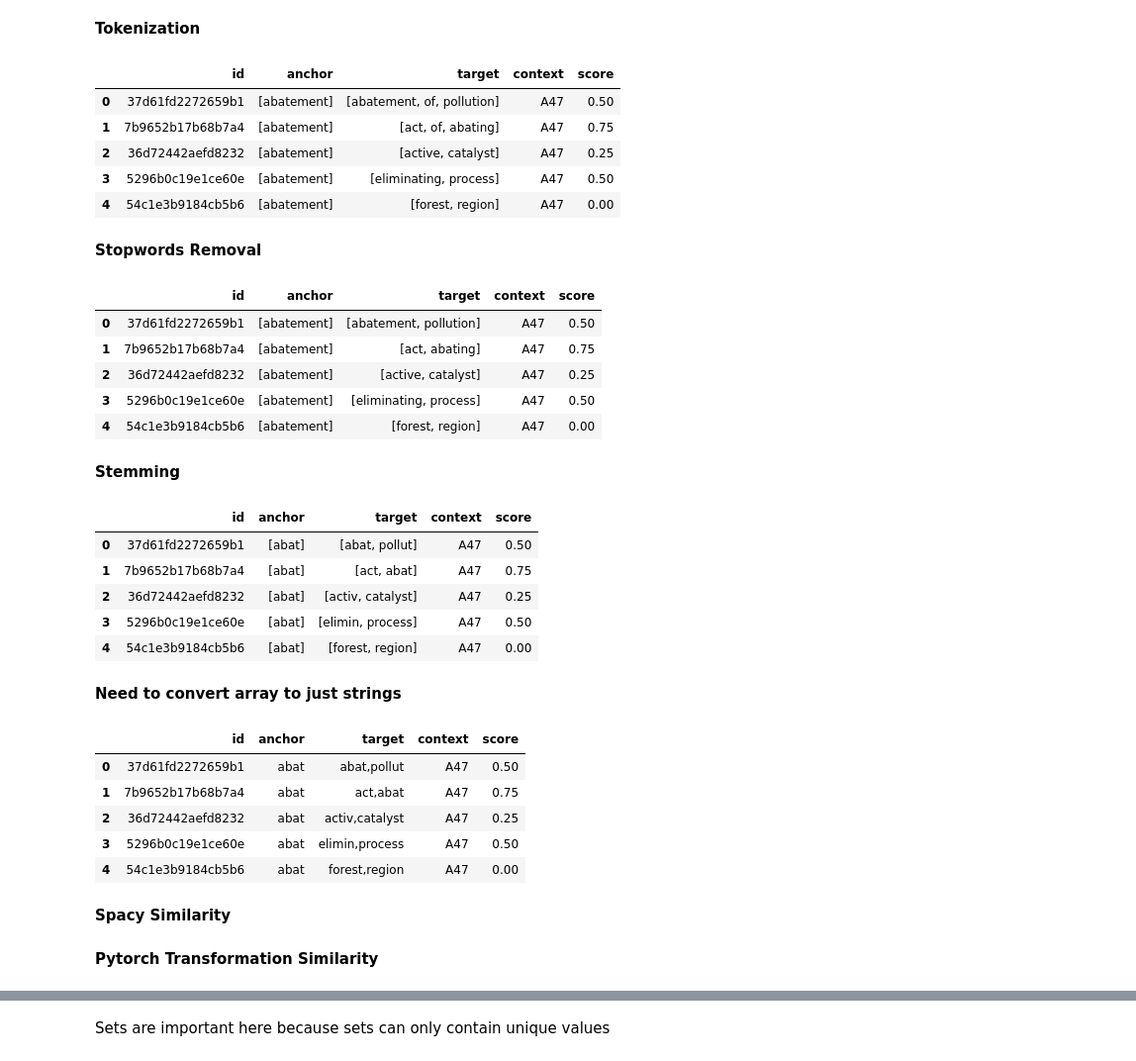
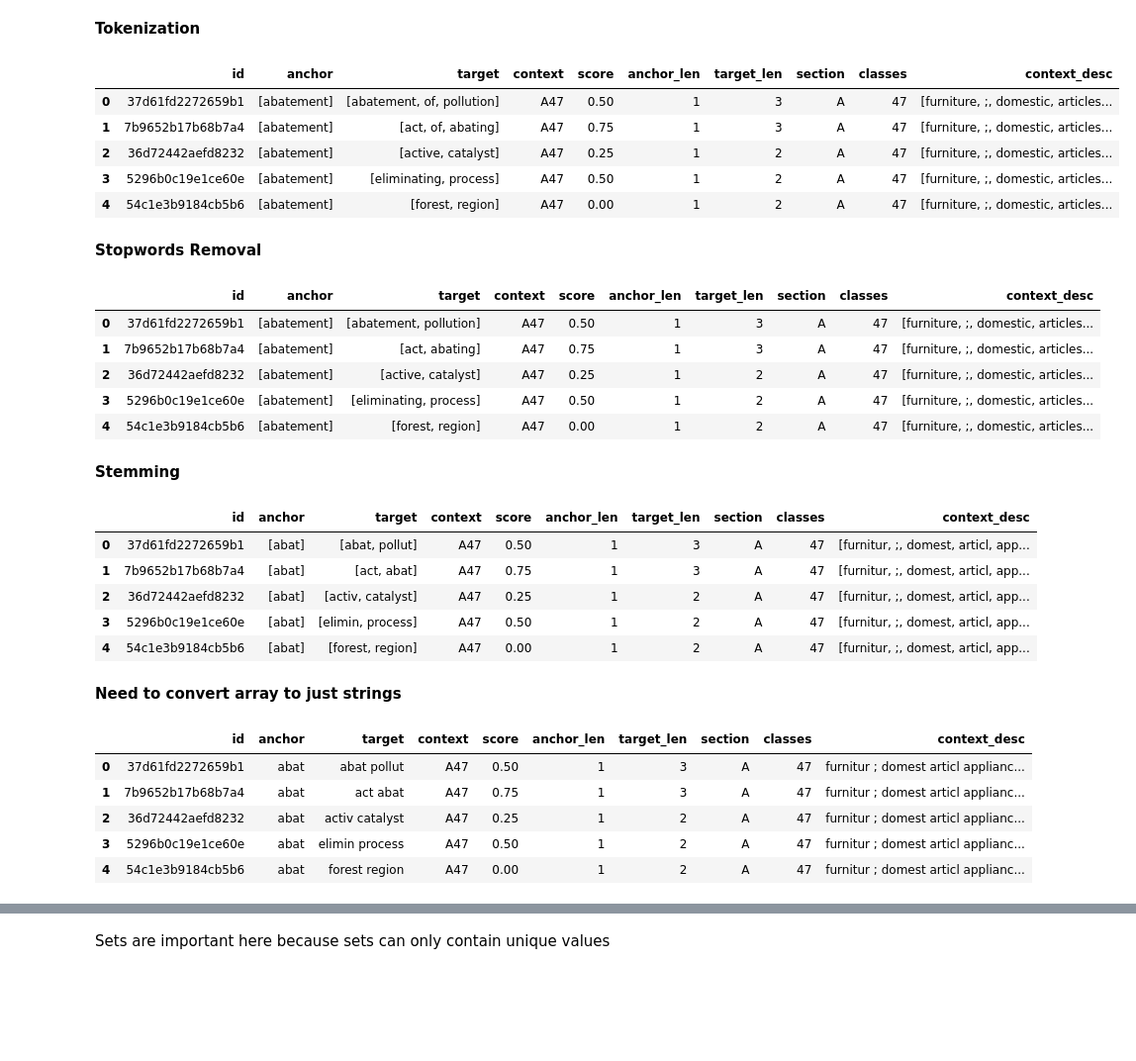
Before and after one commit to MichaelWoo-git/Phrase_Matching_Recog, a Jupyter notebook: Phrase_Match_Similarity.ipynb, the cells around one changed output, grey strips where cells are left out. Shown at 99% size. Cells and saved outputs as stored; diff of their text form; code cells hidden in the pictures; blank space fills up the shorter version.

```diff
--- a/Phrase_Match_Similarity.ipynb
+++ b/Phrase_Match_Similarity.ipynb
@@ -79,0 +321,3 @@ print(np.unique(np.array(df_1['context'].apply(lambda x : len(x.split())))))
+# %%
+cpc_codes_df = pd.read_csv("data/cpc_codes_titles.csv", dtype=str)
+cpc_codes_df.head(10)
@@ -79,0 +338,2 @@ print(np.unique(np.array(df_1['context'].apply(lambda x : len(x.split())))))
+# %%
+df['context_desc'] = df['context'].map(cpc_codes_df.set_index('code')['title']).str.lower()
@@ -79,0 +349,2 @@ print(np.unique(np.array(df_1['context'].apply(lambda x : len(x.split())))))
+# %%
+df.drop("num_target",axis=1,inplace=True)
@@ -80,18 +360,18 @@ print(np.unique(np.array(df_1['context'].apply(lambda x : len(x.split())))))
 # %% [markdown]
 __Tokenization__
 # %%
-from nltk.tokenize import word_tokenize
-df_1['target'] = df_1['target'].apply(lambda x : word_tokenize(x))
-df_1['anchor'] = df_1['anchor'].apply(lambda x : word_tokenize(x))
+df['target'] = df['target'].apply(lambda x : word_tokenize(x))
+df['anchor'] = df['anchor'].apply(lambda x : word_tokenize(x))
+df['context_desc'] = df['context_desc'].apply(lambda x : word_tokenize(x))
 # %%
-df_1.head()
+df.head()
 # %% [output]
-|  | id | anchor | target | context | score |
-| 0 | 37d61fd2272659b1 | [abatement] | [abatement, of, pollution] | A47 | 0.50 |
-| 1 | 7b9652b17b68b7a4 | [abatement] | [act, of, abating] | A47 | 0.75 |
-| 2 | 36d72442aefd8232 | [abatement] | [active, catalyst] | A47 | 0.25 |
-| 3 | 5296b0c19e1ce60e | [abatement] | [eliminating, process] | A47 | 0.50 |
-| 4 | 54c1e3b9184cb5b6 | [abatement] | [forest, region] | A47 | 0.00 |
+|  | id | anchor | target | context | score | anchor_len | target_len | section | classes | context_desc |
+| 0 | 37d61fd2272659b1 | [abatement] | [abatement, of, pollution] | A47 | 0.50 | 1 | 3 | A | 47 | [furniture, ;, domestic, articles... |
+| 1 | 7b9652b17b68b7a4 | [abatement] | [act, of, abating] | A47 | 0.75 | 1 | 3 | A | 47 | [furniture, ;, domestic, articles... |
+| 2 | 36d72442aefd8232 | [abatement] | [active, catalyst] | A47 | 0.25 | 1 | 2 | A | 47 | [furniture, ;, domestic, articles... |
+| 3 | 5296b0c19e1ce60e | [abatement] | [eliminating, process] | A47 | 0.50 | 1 | 2 | A | 47 | [furniture, ;, domestic, articles... |
+| 4 | 54c1e3b9184cb5b6 | [abatement] | [forest, region] | A47 | 0.00 | 1 | 2 | A | 47 | [furniture, ;, domestic, articles... |
 # %% [markdown]
 __Stopwords Removal__
 # %%
@@ -102,12 +382,12 @@ df_1['anchor'] = df_1['anchor'].apply(lambda x : [w for w in x if not w in stop_
 # %%
-df_1.head()
+df.head()
 # %% [output]
-|  | id | anchor | target | context | score |
-| 0 | 37d61fd2272659b1 | [abatement] | [abatement, pollution] | A47 | 0.50 |
-| 1 | 7b9652b17b68b7a4 | [abatement] | [act, abating] | A47 | 0.75 |
-| 2 | 36d72442aefd8232 | [abatement] | [active, catalyst] | A47 | 0.25 |
-| 3 | 5296b0c19e1ce60e | [abatement] | [eliminating, process] | A47 | 0.50 |
-| 4 | 54c1e3b9184cb5b6 | [abatement] | [forest, region] | A47 | 0.00 |
+|  | id | anchor | target | context | score | anchor_len | target_len | section | classes | context_desc |
+| 0 | 37d61fd2272659b1 | [abatement] | [abatement, pollution] | A47 | 0.50 | 1 | 3 | A | 47 | [furniture, ;, domestic, articles... |
+| 1 | 7b9652b17b68b7a4 | [abatement] | [act, abating] | A47 | 0.75 | 1 | 3 | A | 47 | [furniture, ;, domestic, articles... |
+| 2 | 36d72442aefd8232 | [abatement] | [active, catalyst] | A47 | 0.25 | 1 | 2 | A | 47 | [furniture, ;, domestic, articles... |
+| 3 | 5296b0c19e1ce60e | [abatement] | [eliminating, process] | A47 | 0.50 | 1 | 2 | A | 47 | [furniture, ;, domestic, articles... |
+| 4 | 54c1e3b9184cb5b6 | [abatement] | [forest, region] | A47 | 0.00 | 1 | 2 | A | 47 | [furniture, ;, domestic, articles... |
 # %% [markdown]
 __Stemming__
 # %%
@@ -118,12 +399,12 @@ df_1['anchor'] = df_1['anchor'].apply(lambda x: [snowBallStemmer.stem(word) for
 # %%
-df_1.head()
+df.head()
 # %% [output]
-|  | id | anchor | target | context | score |
-| 0 | 37d61fd2272659b1 | [abat] | [abat, pollut] | A47 | 0.50 |
-| 1 | 7b9652b17b68b7a4 | [abat] | [act, abat] | A47 | 0.75 |
-| 2 | 36d72442aefd8232 | [abat] | [activ, catalyst] | A47 | 0.25 |
-| 3 | 5296b0c19e1ce60e | [abat] | [elimin, process] | A47 | 0.50 |
-| 4 | 54c1e3b9184cb5b6 | [abat] | [forest, region] | A47 | 0.00 |
+|  | id | anchor | target | context | score | anchor_len | target_len | section | classes | context_desc |
+| 0 | 37d61fd2272659b1 | [abat] | [abat, pollut] | A47 | 0.50 | 1 | 3 | A | 47 | [furnitur, ;, domest, articl, app... |
+| 1 | 7b9652b17b68b7a4 | [abat] | [act, abat] | A47 | 0.75 | 1 | 3 | A | 47 | [furnitur, ;, domest, articl, app... |
+| 2 | 36d72442aefd8232 | [abat] | [activ, catalyst] | A47 | 0.25 | 1 | 2 | A | 47 | [furnitur, ;, domest, articl, app... |
+| 3 | 5296b0c19e1ce60e | [abat] | [elimin, process] | A47 | 0.50 | 1 | 2 | A | 47 | [furnitur, ;, domest, articl, app... |
+| 4 | 54c1e3b9184cb5b6 | [abat] | [forest, region] | A47 | 0.00 | 1 | 2 | A | 47 | [furnitur, ;, domest, articl, app... |
 # %% [markdown]
 __Need to convert array to just strings__
 # %%
@@ -132,11 +414,9 @@ df_1['target'] = df_1['target'].apply(lambda x : ','.join(map(str,x)))
 # %%
-df_1.head()
+df.head()
 # %% [output]
-|  | id | anchor | target | context | score |
-| 0 | 37d61fd2272659b1 | abat | abat,pollut | A47 | 0.50 |
-| 1 | 7b9652b17b68b7a4 | abat | act,abat | A47 | 0.75 |
-| 2 | 36d72442aefd8232 | abat | activ,catalyst | A47 | 0.25 |
-| 3 | 5296b0c19e1ce60e | abat | elimin,process | A47 | 0.50 |
-| 4 | 54c1e3b9184cb5b6 | abat | forest,region | A47 | 0.00 |
+|  | id | anchor | target | context | score | anchor_len | target_len | section | classes | context_desc |
+| 0 | 37d61fd2272659b1 | abat | abat pollut | A47 | 0.50 | 1 | 3 | A | 47 | furnitur ; domest articl applianc... |
+| 1 | 7b9652b17b68b7a4 | abat | act abat | A47 | 0.75 | 1 | 3 | A | 47 | furnitur ; domest articl applianc... |
+| 2 | 36d72442aefd8232 | abat | activ catalyst | A47 | 0.25 | 1 | 2 | A | 47 | furnitur ; domest articl applianc... |
+| 3 | 5296b0c19e1ce60e | abat | elimin process | A47 | 0.50 | 1 | 2 | A | 47 | furnitur ; domest articl applianc... |
+| 4 | 54c1e3b9184cb5b6 | abat | forest region | A47 | 0.00 | 1 | 2 | A | 47 | furnitur ; domest articl applianc... |
-# %% [markdown]
-__Spacy Similarity__
@@ -148,2 +422,0 @@ __Spacy Similarity__
-# %% [markdown]
-__Pytorch Transformation Similarity__
```
Also changed, not shown: parts of 156 cells of this notebook, 6 other files.
